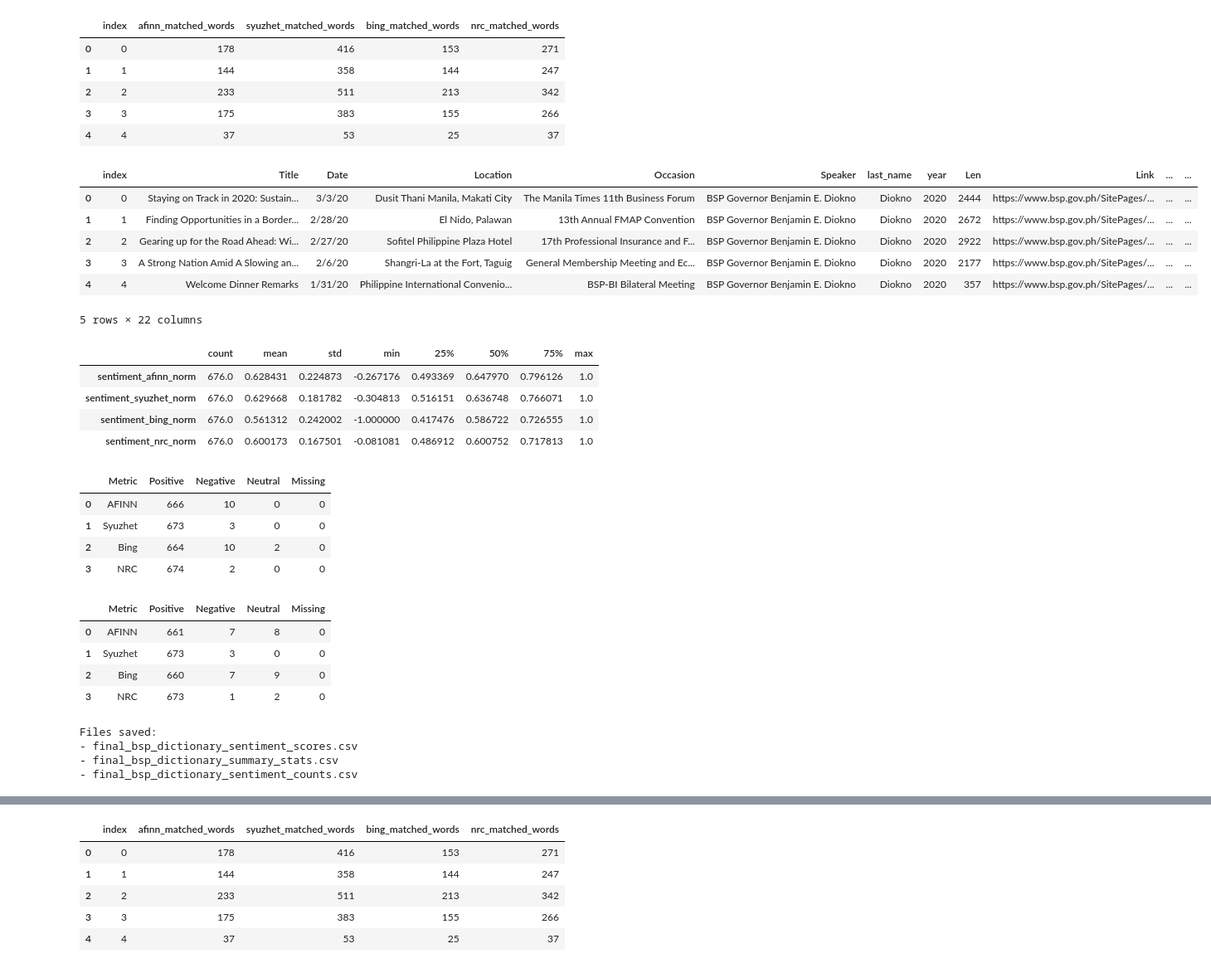
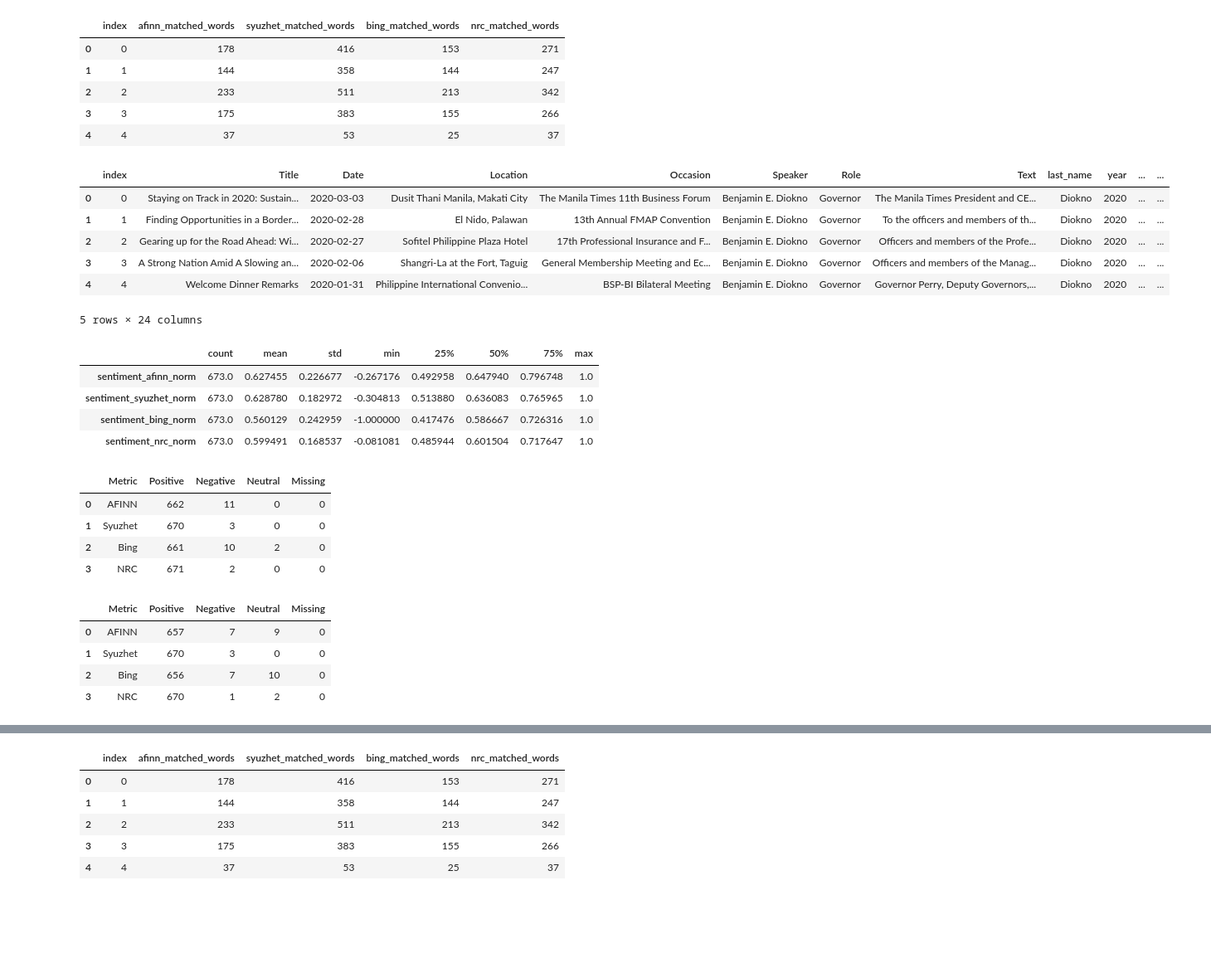
Before and after one commit to kricme/Manero-Panganiban-Serafica, a Jupyter notebook: 03 Dictionary-based Sentiment Analysis/Dictionary-based Sentiment Analysis.ipynb, the cells around one changed output, grey strips where cells are left out. Shown at 83% size. Cells and saved outputs as stored; diff of their text form; code cells hidden in the pictures; blank space fills up the shorter version.

```diff
--- a/03 Dictionary-based Sentiment Analysis/Dictionary-based Sentiment Analysis.ipynb
+++ b/03 Dictionary-based Sentiment Analysis/Dictionary-based Sentiment Analysis.ipynb
@@ -61,7 +88,7 @@ Initial shape: (676, 11)
 # %%
 required_cols = [
     "index", "Title", "Date", "Location", "Occasion",
-    "Speaker", "Text", "Len", "Link", "last_name", "year"
+    "Speaker", "Role", "Text", "Len", "Link", "last_name", "year"
 ]
 
 missing_cols = [c for c in required_cols if c not in df.columns]
@@ -329,30 +356,30 @@ df["nrc_coverage_ratio"] = df["nrc_matched_words"] / df["total_words"]
 # %%
 final_scores_norm = df[[
     "index", "Title", "Date", "Location", "Occasion", "Speaker",
-    "last_name", "year", "Len", "Link",
+    "Role", "Text", "last_name", "year", "Len", "Link",
     "sentiment_afinn_norm",
     "sentiment_syuzhet_norm",
     "sentiment_bing_norm",
     "sentiment_nrc_norm",
     "afinn_matched_words",
     "syuzhet_matched_words",
     "bing_matched_words",
     "nrc_matched_words",
     "afinn_coverage_ratio",
     "syuzhet_coverage_ratio",
     "bing_coverage_ratio",
     "nrc_coverage_ratio"
 ]].copy()
 
 final_scores_norm.head()
 # %% [output]
-|  | index | Title | Date | Location | Occasion | Speaker | last_name | year | Len | Link | ... | ... |
-| 0 | 0 | Staying on Track in 2020: Sustain... | 3/3/20 | Dusit Thani Manila, Makati City | The Manila Times 11th Business Forum | BSP Governor Benjamin E. Diokno | Diokno | 2020 | 2444 | https://www.bsp.gov.ph/SitePages/... | ... | ... |
-| 1 | 1 | Finding Opportunities in a Border... | 2/28/20 | El Nido, Palawan | 13th Annual FMAP Convention | BSP Governor Benjamin E. Diokno | Diokno | 2020 | 2672 | https://www.bsp.gov.ph/SitePages/... | ... | ... |
-| 2 | 2 | Gearing up for the Road Ahead: Wi... | 2/27/20 | Sofitel Philippine Plaza Hotel | 17th Professional Insurance and F... | BSP Governor Benjamin E. Diokno | Diokno | 2020 | 2922 | https://www.bsp.gov.ph/SitePages/... | ... | ... |
-| 3 | 3 | A Strong Nation Amid A Slowing an... | 2/6/20 | Shangri-La at the Fort, Taguig | General Membership Meeting and Ec... | BSP Governor Benjamin E. Diokno | Diokno | 2020 | 2177 | https://www.bsp.gov.ph/SitePages/... | ... | ... |
-| 4 | 4 | Welcome Dinner Remarks | 1/31/20 | Philippine International Convenio... | BSP-BI Bilateral Meeting | BSP Governor Benjamin E. Diokno | Diokno | 2020 | 357 | https://www.bsp.gov.ph/SitePages/... | ... | ... |
+|  | index | Title | Date | Location | Occasion | Speaker | Role | Text | last_name | year | ... | ... |
+| 0 | 0 | Staying on Track in 2020: Sustain... | 2020-03-03 | Dusit Thani Manila, Makati City | The Manila Times 11th Business Forum | Benjamin E. Diokno | Governor | The Manila Times President and CE... | Diokno | 2020 | ... | ... |
+| 1 | 1 | Finding Opportunities in a Border... | 2020-02-28 | El Nido, Palawan | 13th Annual FMAP Convention | Benjamin E. Diokno | Governor | To the officers and members of th... | Diokno | 2020 | ... | ... |
+| 2 | 2 | Gearing up for the Road Ahead: Wi... | 2020-02-27 | Sofitel Philippine Plaza Hotel | 17th Professional Insurance and F... | Benjamin E. Diokno | Governor | Officers and members of the Profe... | Diokno | 2020 | ... | ... |
+| 3 | 3 | A Strong Nation Amid A Slowing an... | 2020-02-06 | Shangri-La at the Fort, Taguig | General Membership Meeting and Ec... | Benjamin E. Diokno | Governor | Officers and members of the Manag... | Diokno | 2020 | ... | ... |
+| 4 | 4 | Welcome Dinner Remarks | 2020-01-31 | Philippine International Convenio... | BSP-BI Bilateral Meeting | Benjamin E. Diokno | Governor | Governor Perry, Deputy Governors,... | Diokno | 2020 | ... | ... |
-5 rows × 22 columns
+5 rows × 24 columns
 # %%
 score_cols_norm = [
     "sentiment_afinn_norm",
@@ -365,10 +392,10 @@ summary_stats_norm = final_scores_norm[score_cols_norm].describe().T
 summary_stats_norm
 # %% [output]
 |  | count | mean | std | min | 25% | 50% | 75% | max |
-| sentiment_afinn_norm | 676.0 | 0.628431 | 0.224873 | -0.267176 | 0.493369 | 0.647970 | 0.796126 | 1.0 |
-| sentiment_syuzhet_norm | 676.0 | 0.629668 | 0.181782 | -0.304813 | 0.516151 | 0.636748 | 0.766071 | 1.0 |
-| sentiment_bing_norm | 676.0 | 0.561312 | 0.242002 | -1.000000 | 0.417476 | 0.586722 | 0.726555 | 1.0 |
-| sentiment_nrc_norm | 676.0 | 0.600173 | 0.167501 | -0.081081 | 0.486912 | 0.600752 | 0.717813 | 1.0 |
+| sentiment_afinn_norm | 673.0 | 0.627455 | 0.226677 | -0.267176 | 0.492958 | 0.647940 | 0.796748 | 1.0 |
+| sentiment_syuzhet_norm | 673.0 | 0.628780 | 0.182972 | -0.304813 | 0.513880 | 0.636083 | 0.765965 | 1.0 |
+| sentiment_bing_norm | 673.0 | 0.560129 | 0.242959 | -1.000000 | 0.417476 | 0.586667 | 0.726316 | 1.0 |
+| sentiment_nrc_norm | 673.0 | 0.599491 | 0.168537 | -0.081081 | 0.485944 | 0.601504 | 0.717647 | 1.0 |
 # %%
 # STRICT 0 NEUTRAL SENTIMENT
 
@@ -391,10 +418,10 @@ sentiment_counts_summary_norm.columns = ["Metric", "Positive", "Negative", "Neut
 sentiment_counts_summary_norm
 # %% [output]
 |  | Metric | Positive | Negative | Neutral | Missing |
-| 0 | AFINN | 666 | 10 | 0 | 0 |
-| 1 | Syuzhet | 673 | 3 | 0 | 0 |
-| 2 | Bing | 664 | 10 | 2 | 0 |
-| 3 | NRC | 674 | 2 | 0 | 0 |
+| 0 | AFINN | 662 | 11 | 0 | 0 |
+| 1 | Syuzhet | 670 | 3 | 0 | 0 |
+| 2 | Bing | 661 | 10 | 2 | 0 |
+| 3 | NRC | 671 | 2 | 0 | 0 |
 # %%
 # [-0.05,0.05] Neutral Band Sentiment
 
@@ -417,21 +444,7 @@ sentiment_counts_summary_band.columns = ["Metric", "Positive", "Negative", "Neut
 sentiment_counts_summary_band
 # %% [output]
 |  | Metric | Positive | Negative | Neutral | Missing |
-| 0 | AFINN | 661 | 7 | 8 | 0 |
-| 1 | Syuzhet | 673 | 3 | 0 | 0 |
-| 2 | Bing | 660 | 7 | 9 | 0 |
-| 3 | NRC | 673 | 1 | 2 | 0 |
+| 0 | AFINN | 657 | 7 | 9 | 0 |
+| 1 | Syuzhet | 670 | 3 | 0 | 0 |
+| 2 | Bing | 656 | 7 | 10 | 0 |
+| 3 | NRC | 670 | 1 | 2 | 0 |
-# %%
-final_scores_norm.to_csv("final_bsp_dictionary_sentiment_scores.csv", index=False)
-summary_stats_norm.to_csv("final_bsp_dictionary_summary_stats.csv")
-sentiment_counts_summary_norm.to_csv("final_bsp_dictionary_sentiment_counts.csv", index=False)
-
-print("Files saved:")
-print("- final_bsp_dictionary_sentiment_scores.csv")
-print("- final_bsp_dictionary_summary_stats.csv")
-print("- final_bsp_dictionary_sentiment_counts.csv")
-# %% [output]
-Files saved:
-- final_bsp_dictionary_sentiment_scores.csv
-- final_bsp_dictionary_summary_stats.csv
-- final_bsp_dictionary_sentiment_counts.csv
```
Also changed, not shown: parts of 13 cells of this notebook.
